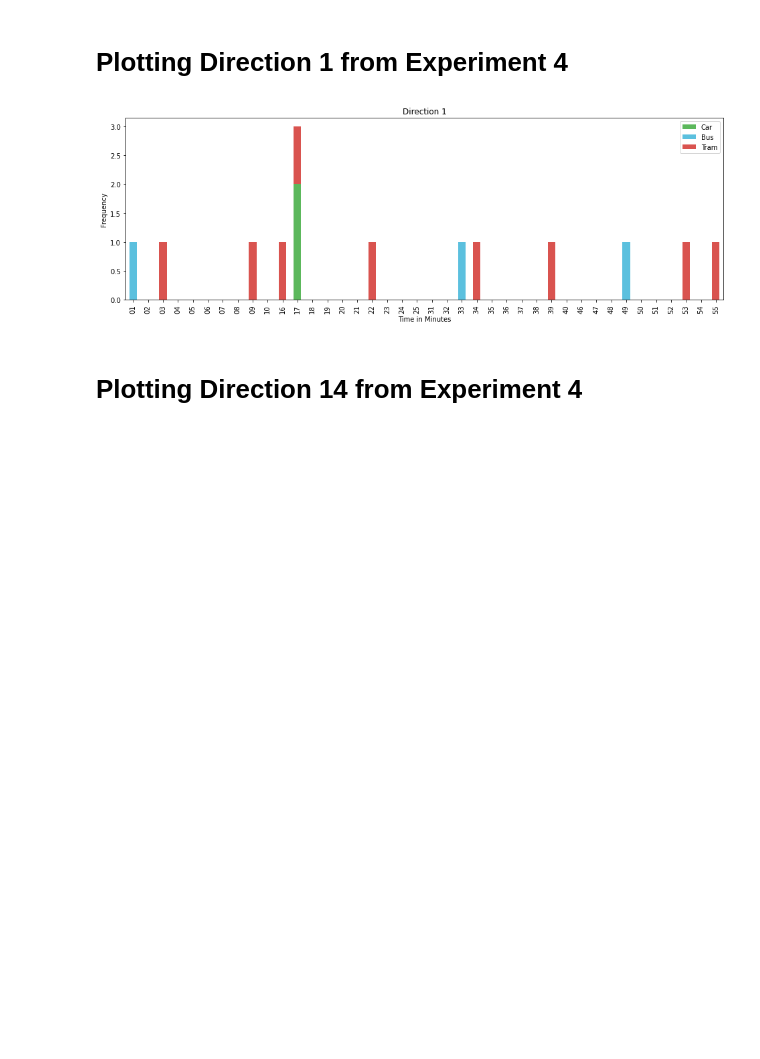
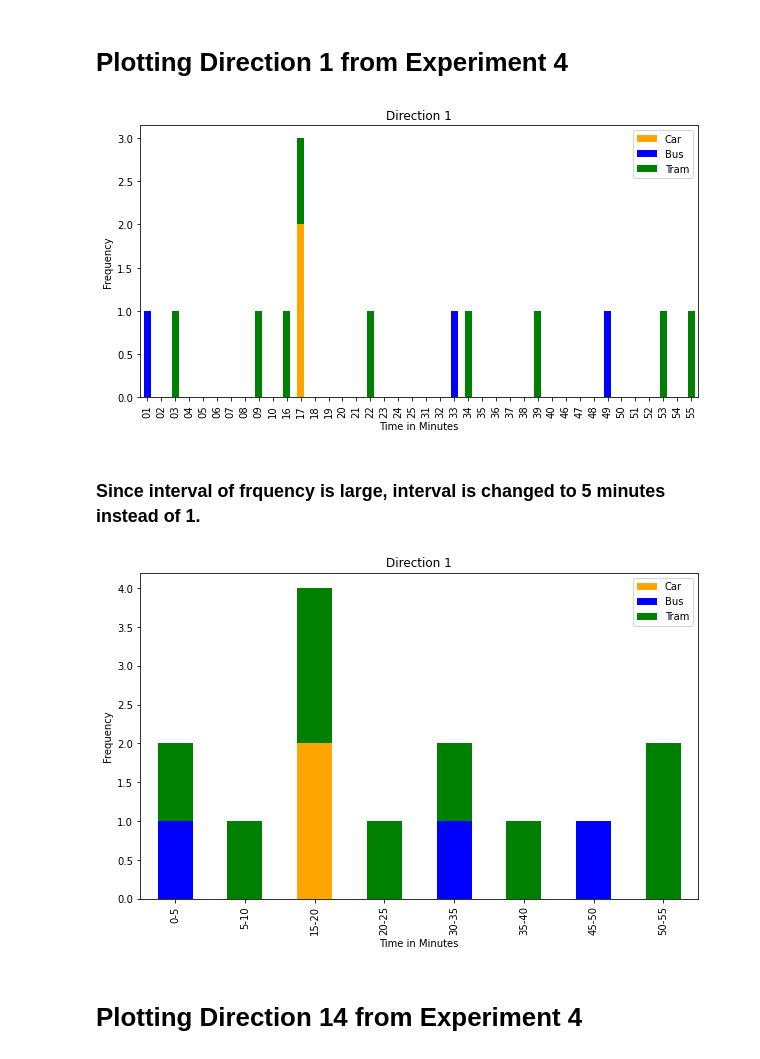
Before and after one commit to faseelmo/scientific_practice_plots, a Jupyter notebook: Plotting Graph.ipynb, the cells around one changed output. Cells and saved outputs as stored; diff of their text form; code cells hidden in the pictures; blank space fills up the shorter version.

```diff
--- a/Plotting Graph.ipynb
+++ b/Plotting Graph.ipynb
@@ -59,13 +68,23 @@ fig.savefig("6.png")
 <h1> Plotting Direction 1 from Experiment 4  </h1>
 # %%
 df_car, df_bus, df_tram, time = import_data('Exp4')
-df = arrange_data2(df_car, df_bus, df_tram, '1')
-fig = df.plot.bar(x= "Time", y=["Car" ,"Bus", "Tram" ], figsize=(16,5), stacked="True",
-                  xlabel="Time in Minutes", ylabel="Frequency",
-                 color=['#5cb85c','#5bc0de','#d9534f'], title = 'Direction 1').get_figure()
-fig.savefig("1.png")
+df = arrange_data2(time, df_car, df_bus, df_tram, '1')
+fig = plot_bar(df, 10, 5, "Direction 1")
 # %% [output]
-[figure, old version]
+[figure, new version]
+# %% [markdown]
+<h3> Since interval of frquency is large, interval is changed to 5 minutes instead of 1. </h3>
+# %%
+df_car1 = interval(df_car,5)
+df_bus1 = interval(df_bus,5)
+df_tram1 = interval(df_tram,5)
+time_interval = ["0-5", "5-10" , "15-20", "20-25" , "30-35" , "35-40" , "45-50" , "50-55" ]
+
+df = arrange_data2(time_interval, df_car1, df_bus1, df_tram1, '1')
+fig = plot_bar(df, 10, 6, "Direction 1")
+fig.savefig("1.pdf")
+# %% [output]
+[figure, added]
 # %% [markdown]
 <h1> Plotting Direction 14 from Experiment 4  </h1>
 # %%
```
Also changed, not shown: parts of 5 cells of this notebook.
